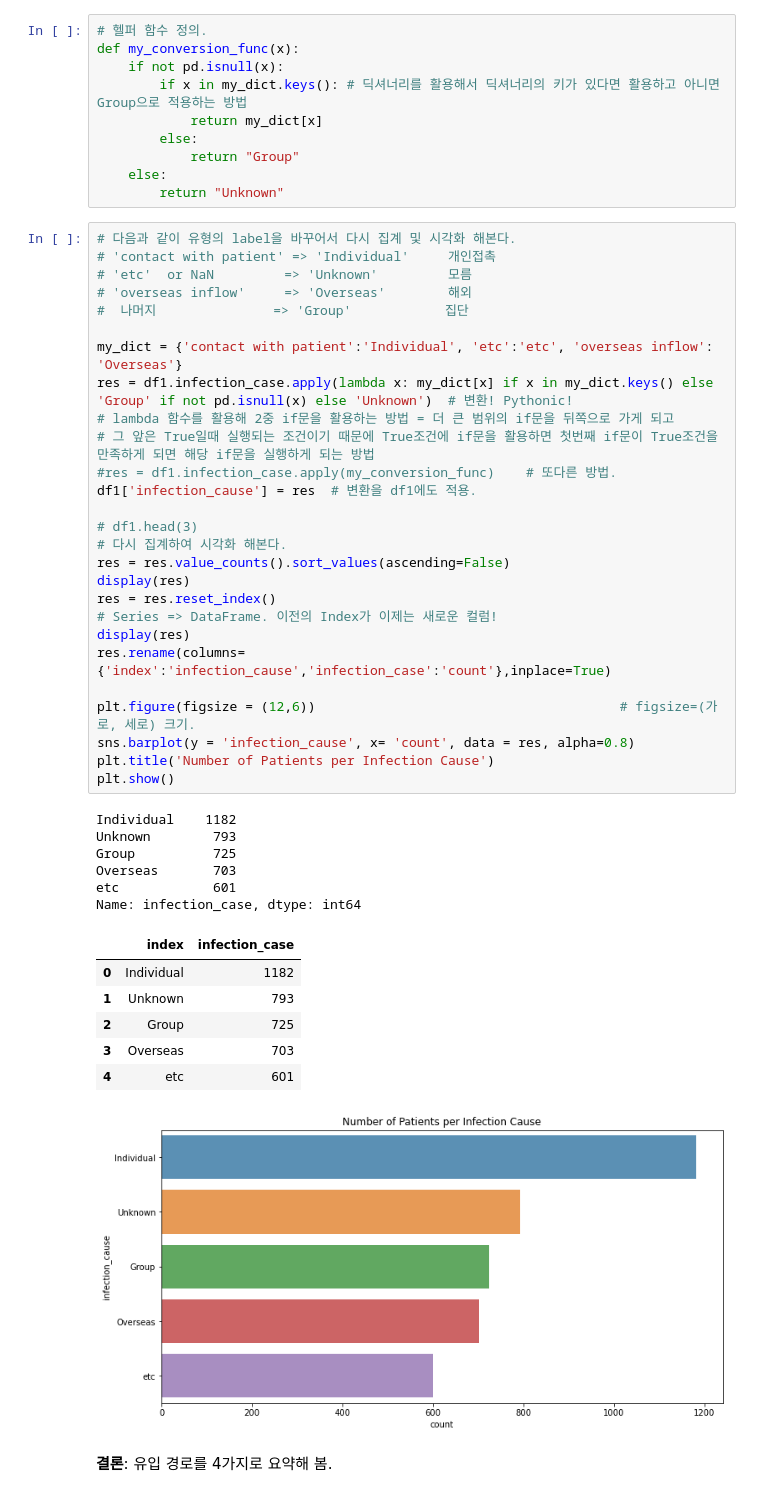
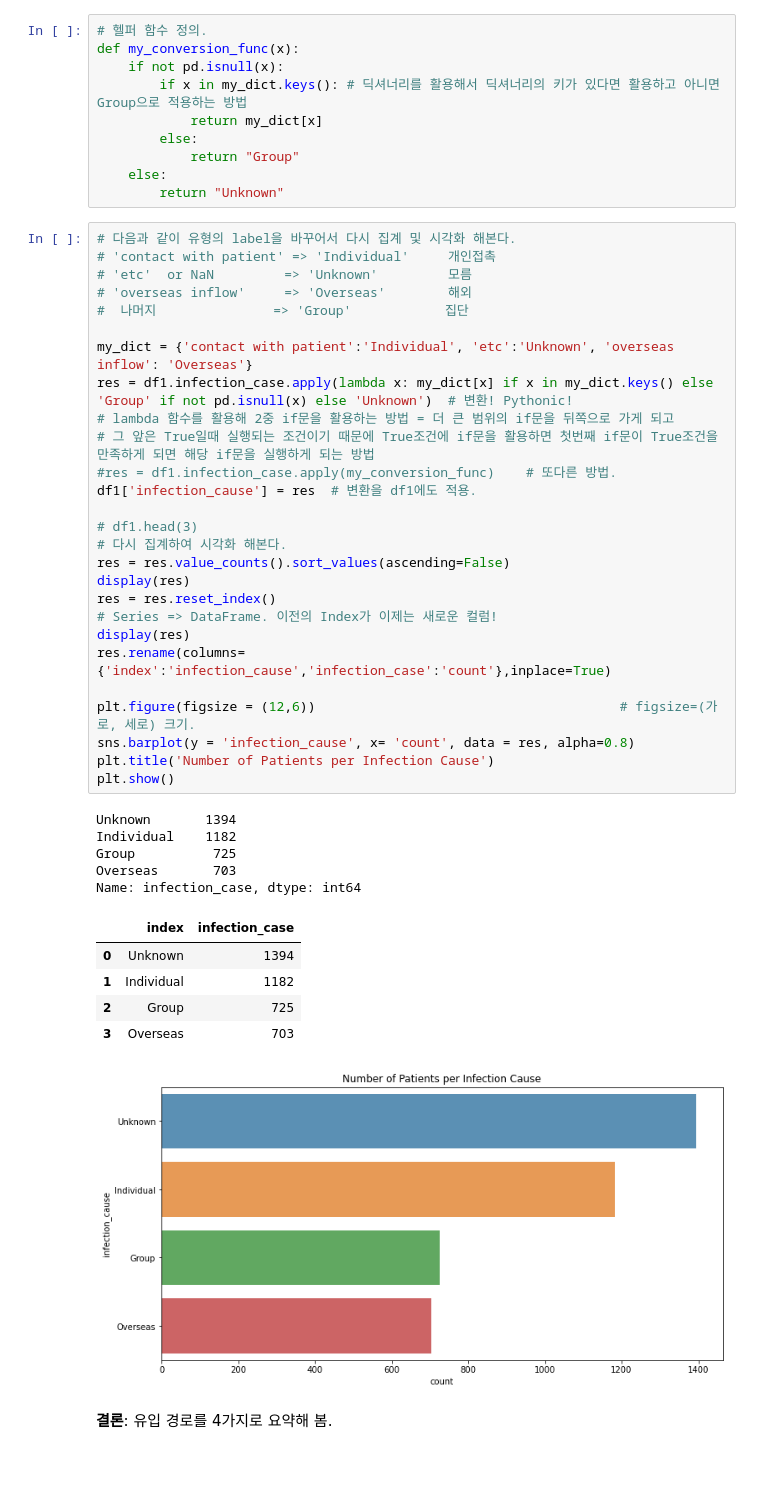
Before and after one commit to SeoMinJong/-, a Jupyter notebook: Covid_Insight_study.ipynb, the cells around one changed output. Cells and saved outputs as stored; diff of their text form; blank space fills up the shorter version.

```diff
--- a/Covid_Insight_study.ipynb
+++ b/Covid_Insight_study.ipynb
@@ -280,40 +280,38 @@ def my_conversion_func(x):
 # 'etc'  or NaN         => 'Unknown'         모름
 # 'overseas inflow'     => 'Overseas'        해외
 #  나머지               => 'Group'            집단
 
-my_dict = {'contact with patient':'Individual', 'etc':'etc', 'overseas inflow': 'Overseas'}
+my_dict = {'contact with patient':'Individual', 'etc':'Unknown', 'overseas inflow': 'Overseas'}
 res = df1.infection_case.apply(lambda x: my_dict[x] if x in my_dict.keys() else 'Group' if not pd.isnull(x) else 'Unknown')  # 변환! Pythonic!
 # lambda 함수를 활용해 2중 if문을 활용하는 방법 = 더 큰 범위의 if문을 뒤쪽으로 가게 되고
 # 그 앞은 True일때 실행되는 조건이기 때문에 True조건에 if문을 활용하면 첫번째 if문이 True조건을 만족하게 되면 해당 if문을 실행하게 되는 방법
 #res = df1.infection_case.apply(my_conversion_func)    # 또다른 방법.
 df1['infection_cause'] = res  # 변환을 df1에도 적용.
 
 # df1.head(3)
 # 다시 집계하여 시각화 해본다.
 res = res.value_counts().sort_values(ascending=False)
 display(res)
 res = res.reset_index()                                                               # Series => DataFrame. 이전의 Index가 이제는 새로운 컬럼!
 display(res)
 res.rename(columns={'index':'infection_cause','infection_case':'count'},inplace=True)
 
 plt.figure(figsize = (12,6))                                       # figsize=(가로, 세로) 크기.
 sns.barplot(y = 'infection_cause', x= 'count', data = res, alpha=0.8)
 plt.title('Number of Patients per Infection Cause')
 plt.show()
 # %% [output]
+Unknown       1394
 Individual    1182
-Unknown        793
 Group          725
 Overseas       703
-etc            601
 Name: infection_case, dtype: int64
 |  | index | infection_case |
-| 0 | Individual | 1182 |
-| 1 | Unknown | 793 |
+| 0 | Unknown | 1394 |
+| 1 | Individual | 1182 |
 | 2 | Group | 725 |
 | 3 | Overseas | 703 |
-| 4 | etc | 601 |
-[figure, old version]
+[figure, new version]
 # %% [markdown]
 **결론**: 유입 경로를 4가지로 요약해 봄.
 # %% [markdown]
```
Also changed, not shown: parts of 7 cells of this notebook.
